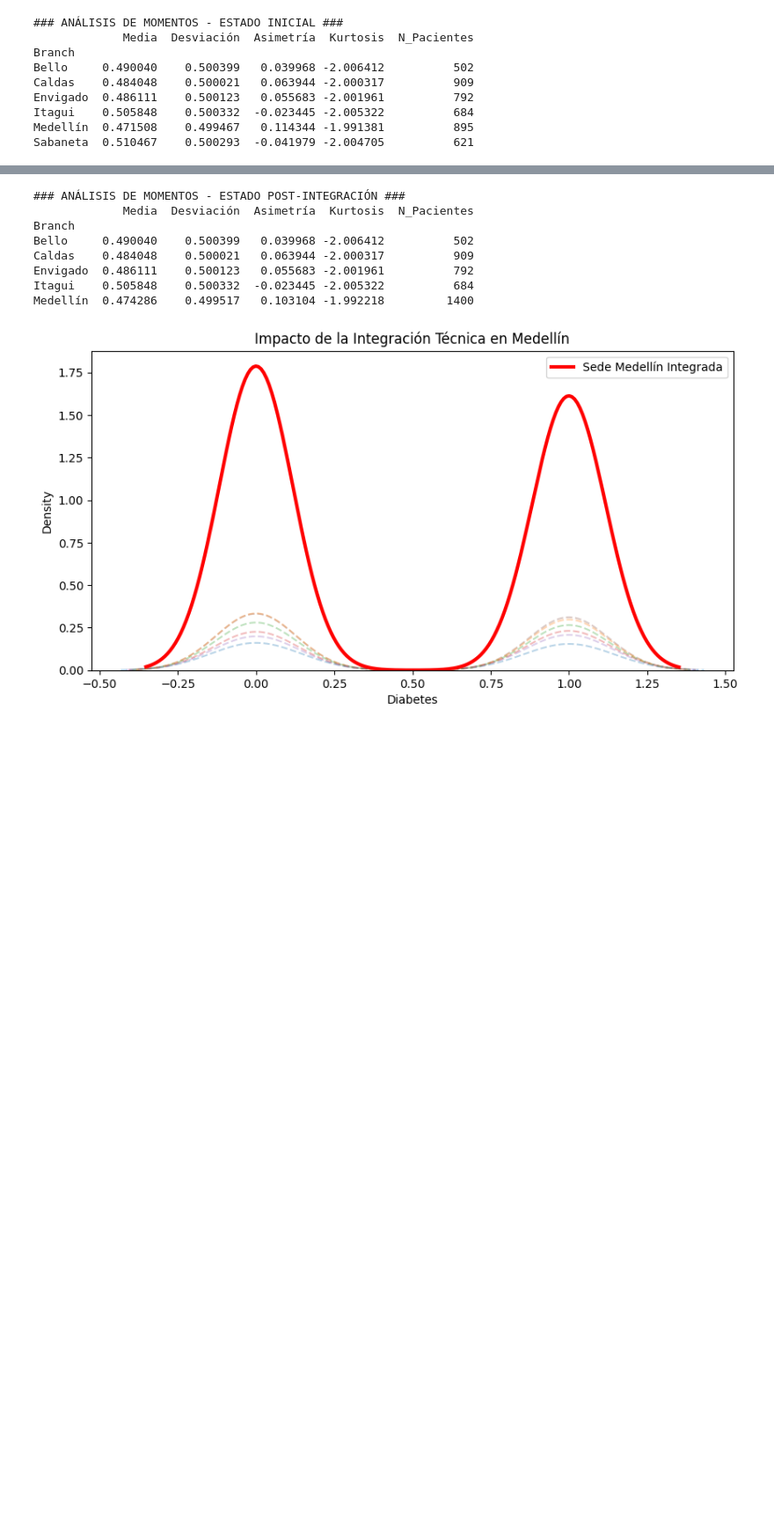
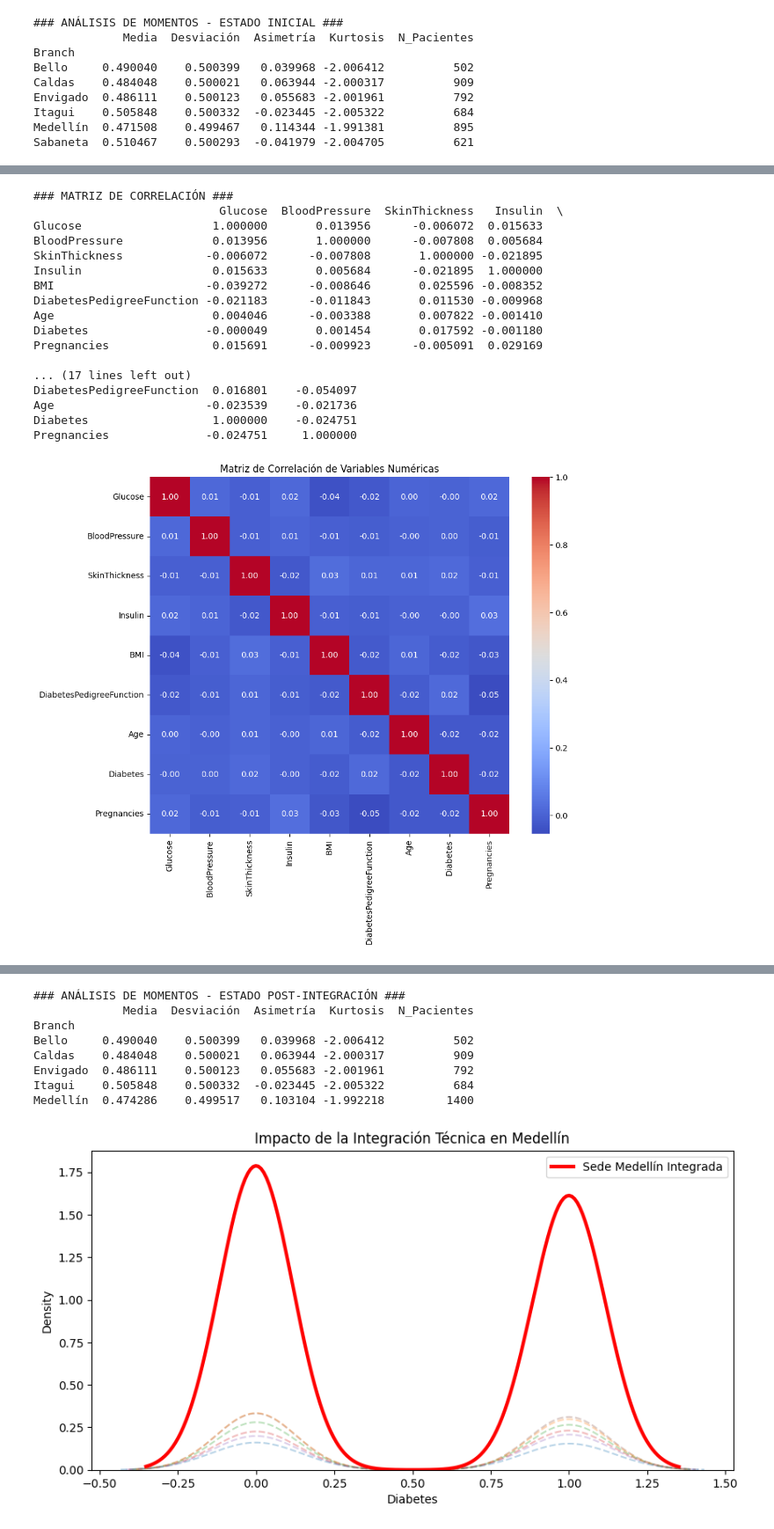
Before and after one commit to Arx15E/University-Proyects, a Jupyter notebook: Parcial_1.ipynb, the cells around one changed output, grey strips where cells are left out. Shown at 88% size. Drawn from its saved outputs; the diff is of its cells as text; code cells hidden in the pictures; blank space fills up the shorter version.

Commit message:
Se creó con Colab

```diff
--- a/Parcial_1.ipynb
+++ b/Parcial_1.ipynb
@@ -44,7 +44,24 @@ import matplotlib.pyplot as plt
 from scipy.stats import norm
 from google.colab import drive
 
-from google.colab import drive
 drive.mount('/content/drive')
+
+file_path = '/content/drive/MyDrive/IntegraciónDatos/3. Parcial - medical_attention_data.xlsx'
+xls = pd.ExcelFile(file_path)
+sheet_names = xls.sheet_names
+
+all_dfs = []
+
+for sheet_name in sheet_names:
+    temp_df = pd.read_excel(xls, sheet_name=sheet_name)
+    temp_df['Branch'] = sheet_name
+    all_dfs.append(temp_df)
+
+df = pd.concat(all_dfs, ignore_index=True)
+
+print("Datos cargados y consolidados de todas las sucursales:")
+print(df.head())
+print("\nInformación del DataFrame consolidado:")
+df.info()
 # %% [output]
 Drive already mounted at /content/drive; to attempt to forcibly remount, call drive.mount("/content/drive", force_remount=True).
@@ -51,4 +83,0 @@ Drive already mounted at /content/drive; to attempt to forcibly remount, call dr
-# %%
-file_path = '/content/drive/MyDrive/IntegraciónDatos/3. Parcial - medical_attention_data.xlsx'
-df = pd.read_excel(file_path, sheet_name='Sabaneta')
-df.head(10)
@@ -102,0 +120,31 @@ Sabaneta  0.510467    0.500293  -0.041979 -2.004705          621
+# %%
+print("\n### MATRIZ DE CORRELACIÓN ###")
+
+numeric_cols = df.select_dtypes(include=np.number).columns.tolist()
+
+correlation_matrix = df[numeric_cols].corr()
+print(correlation_matrix)
+
+plt.figure(figsize=(10, 8))
+sns.heatmap(correlation_matrix, annot=True, cmap='coolwarm', fmt=".2f")
+plt.title('Matriz de Correlación de Variables Numéricas')
+plt.show()
+# %% [output]
+### MATRIZ DE CORRELACIÓN ###
+                           Glucose  BloodPressure  SkinThickness   Insulin  \
+Glucose                   1.000000       0.013956      -0.006072  0.015633
+BloodPressure             0.013956       1.000000      -0.007808  0.005684
+SkinThickness            -0.006072      -0.007808       1.000000 -0.021895
+Insulin                   0.015633       0.005684      -0.021895  1.000000
+BMI                      -0.039272      -0.008646       0.025596 -0.008352
+DiabetesPedigreeFunction -0.021183      -0.011843       0.011530 -0.009968
+Age                       0.004046      -0.003388       0.007822 -0.001410
+Diabetes                 -0.000049       0.001454       0.017592 -0.001180
+Pregnancies               0.015691      -0.009923      -0.005091  0.029169
+
+... (17 lines left out)
+DiabetesPedigreeFunction  0.016801    -0.054097
+Age                      -0.023539    -0.021736
+Diabetes                  1.000000    -0.024751
+Pregnancies              -0.024751     1.000000
+[figure, added]
```
Also changed, not shown: parts of 22 cells of this notebook.
